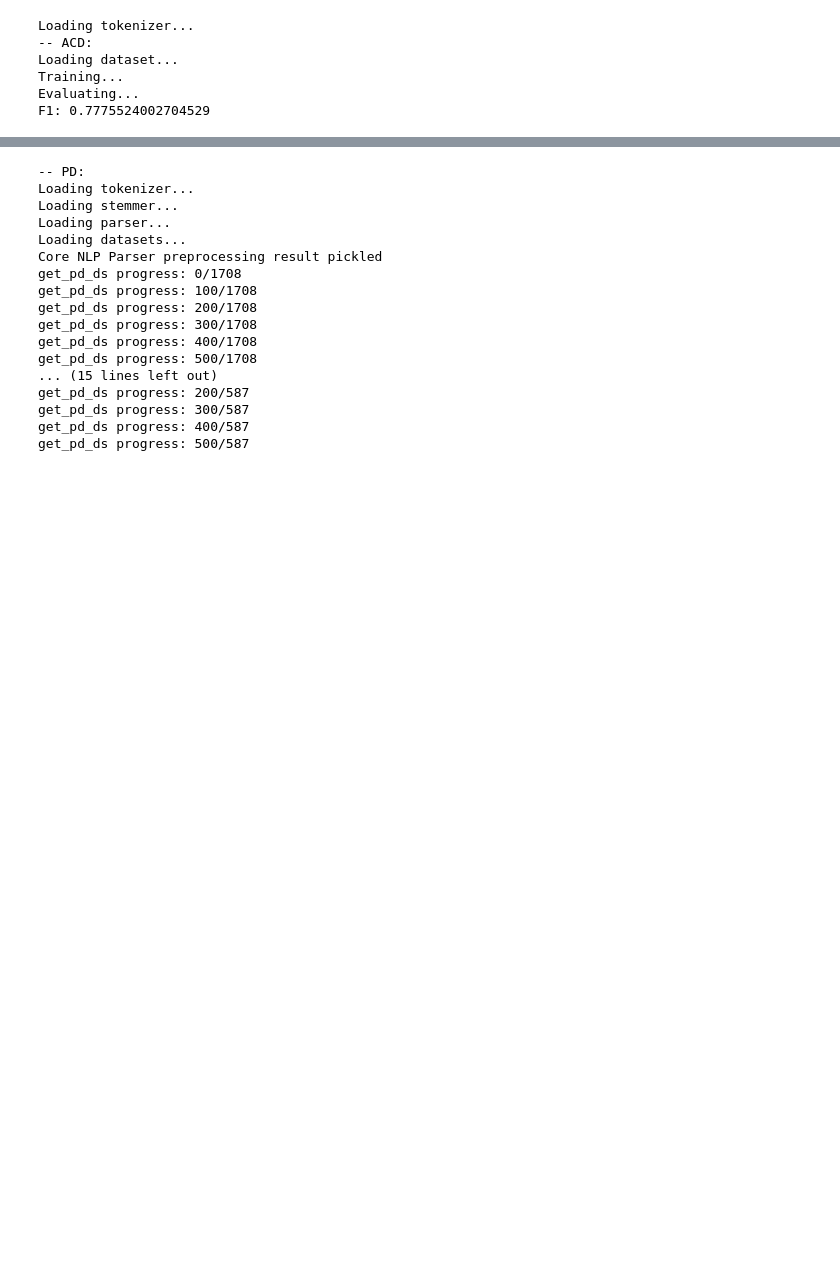
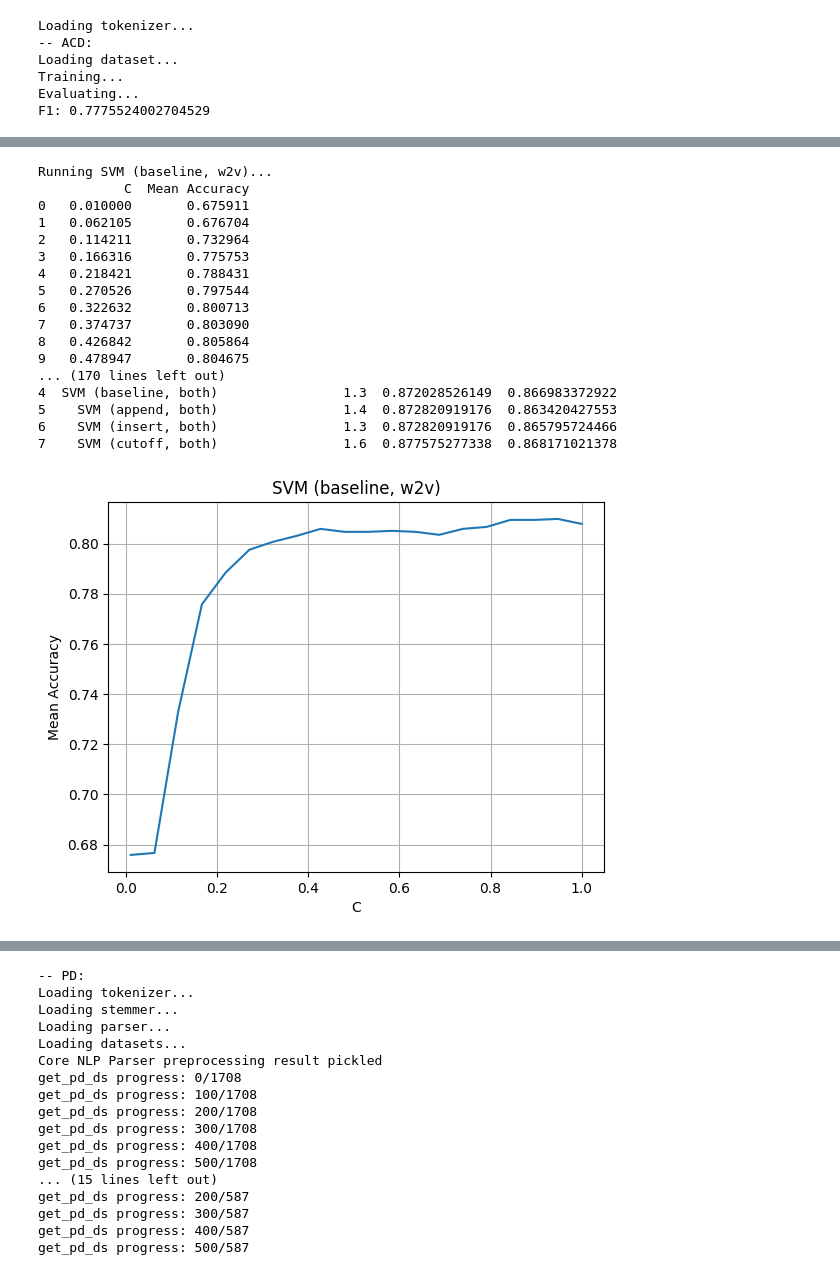
Before and after one commit to alekseyl1992/absa, a Jupyter notebook: pd_nb.ipynb, the cells around one changed output, grey strips where cells are left out. Cells and saved outputs as stored; diff of their text form; code cells hidden in the pictures; blank space fills up the shorter version.

```diff
--- a/pd_nb.ipynb
+++ b/pd_nb.ipynb
@@ -29,5 +29,5 @@ F1: 0.7775524002704529
 import polarity
 reload(polarity)
 pd_ = polarity.PD(w2v, acd_)
-# datasets = pd_.load_grid_datasets()
+datasets = pd_.load_grid_datasets()
 # %% [output]
@@ -35,5 +51,24 @@ Using TensorFlow backend.
 # %%
 import polarity
 reload(polarity)
 pd_ = polarity.PD(w2v, acd_)
-# pd_.grid_search_pd(datasets, n_jobs=4)
+pd_.grid_search_pd(datasets, n_jobs=4)
+# %% [output]
+Running SVM (baseline, w2v)...
+           C  Mean Accuracy
+0   0.010000       0.675911
+1   0.062105       0.676704
+2   0.114211       0.732964
+3   0.166316       0.775753
+4   0.218421       0.788431
+5   0.270526       0.797544
+6   0.322632       0.800713
+7   0.374737       0.803090
+8   0.426842       0.805864
+9   0.478947       0.804675
+... (170 lines left out)
+4  SVM (baseline, both)                1.3  0.872028526149  0.866983372922
+5    SVM (append, both)                1.4  0.872820919176  0.863420427553
+6    SVM (insert, both)                1.3  0.872820919176  0.865795724466
+7    SVM (cutoff, both)                1.6  0.877575277338  0.868171021378
+[figure, added]
```
Also changed, not shown: parts of 2 cells of this notebook.
